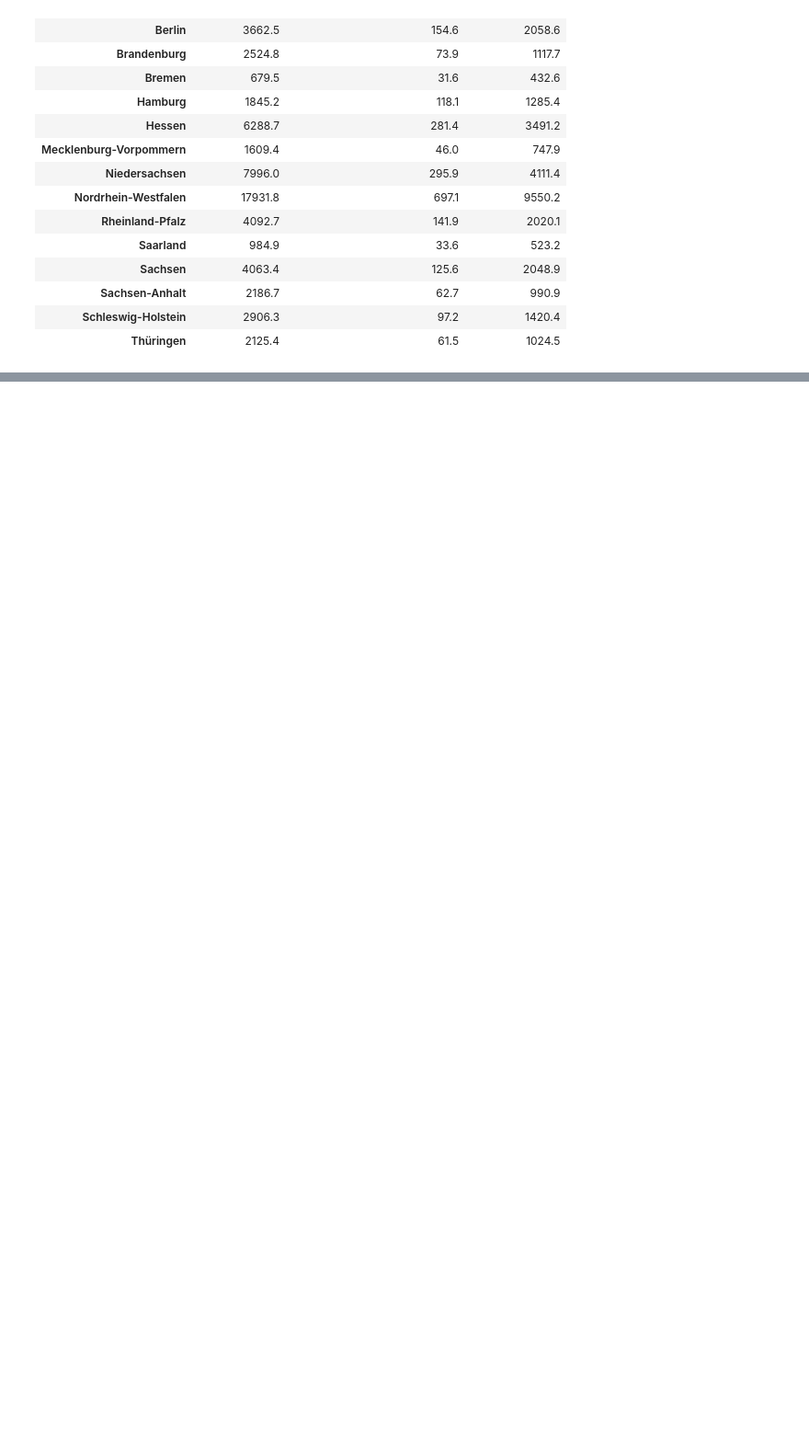
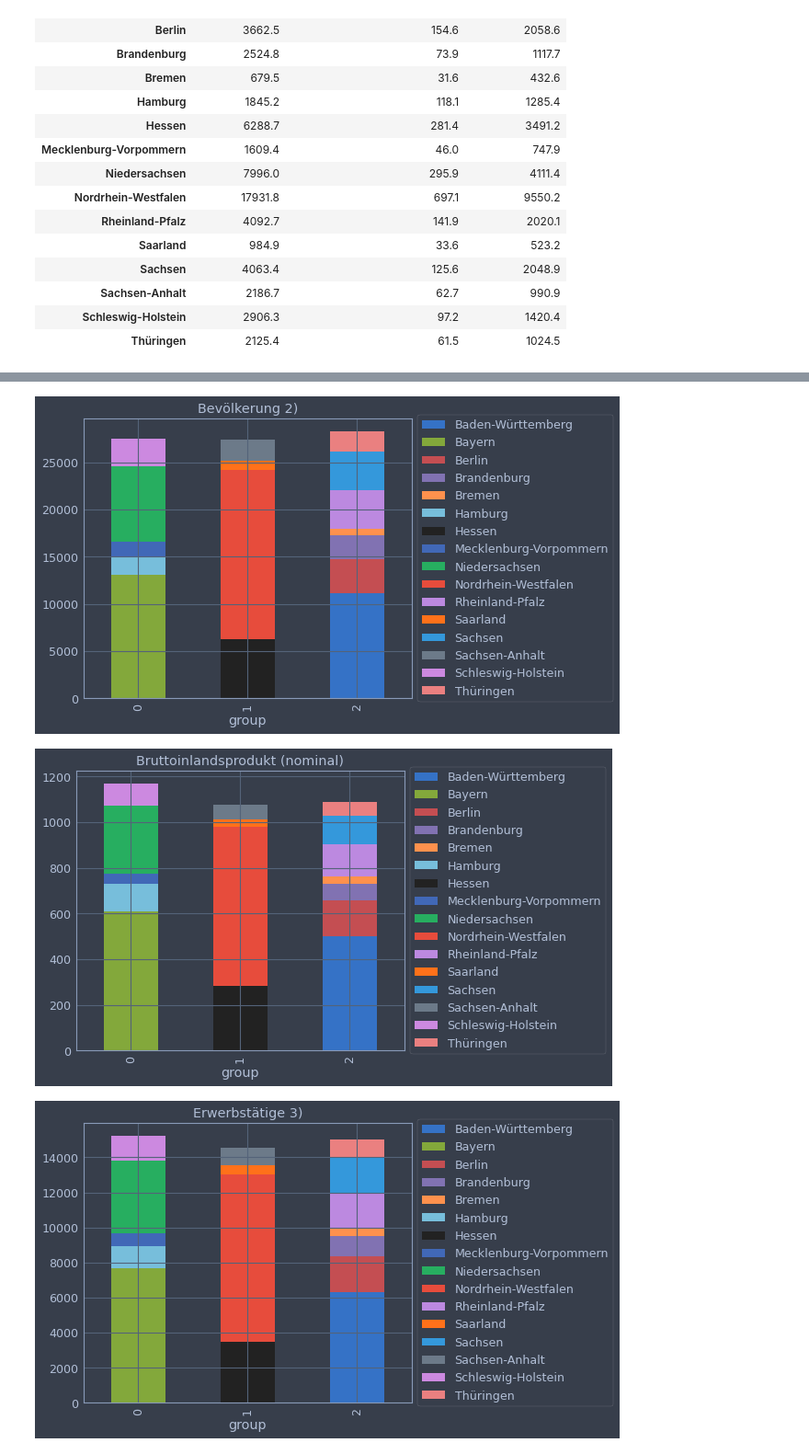
Before and after one commit to freenet-group/geo-splitting, a Jupyter notebook: geo_splitting_example.ipynb, the cells around one changed output, grey strips where cells are left out. Shown: that part at 92% size. Drawn from its saved outputs; the diff is of its cells as text; code cells hidden in the pictures; blank space fills up the shorter version.

Commit message:
eval plots

```diff
--- a/geo_splitting_example.ipynb
+++ b/geo_splitting_example.ipynb
@@ -118,0 +99,3 @@ df
+# %%
+df = df.set_index(group_col, append=True)
+df
@@ -118,0 +121,9 @@ df
+# %%
+for col in df:
+    df[col].unstack().T.plot.bar(stacked=True).legend(loc='center left',bbox_to_anchor=(1.0, 0.5))
+    plt.title(col)
+    plt.show()
+# %% [output]
+[figure, added]
+[figure, added]
+[figure, added]
```
Also changed, not shown: parts of 3 cells of this notebook.
